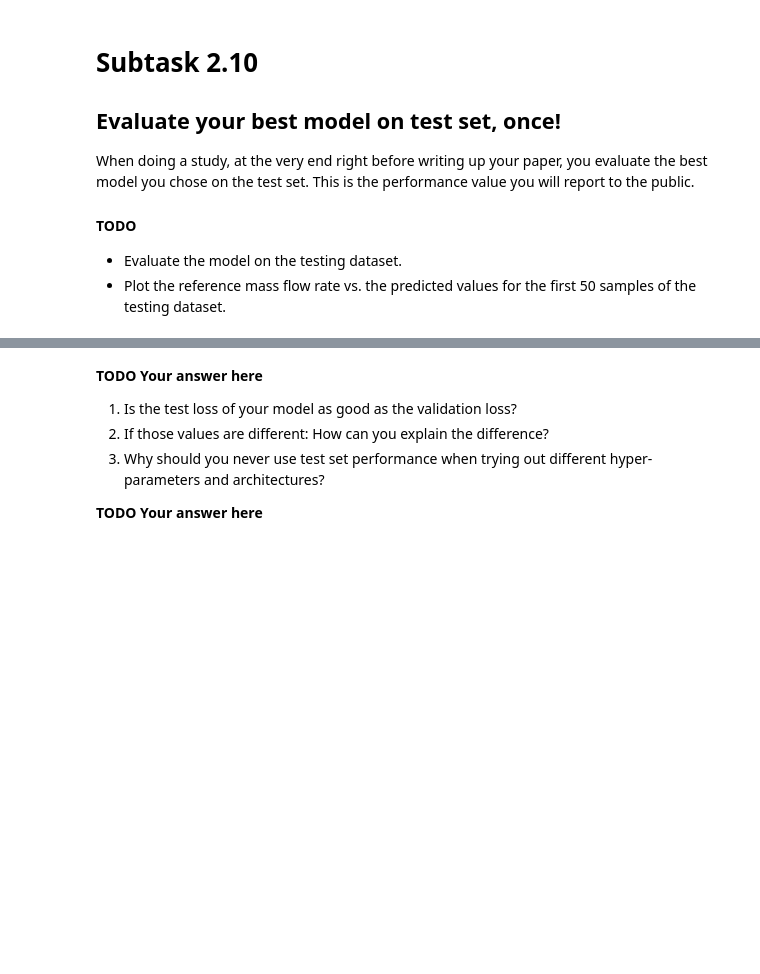
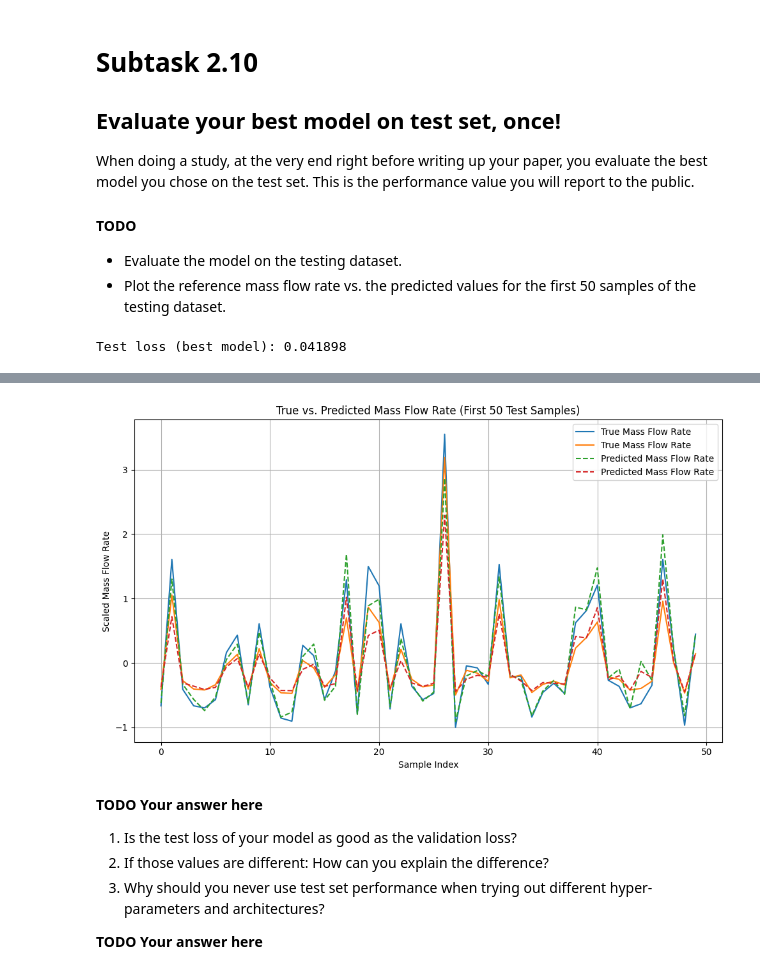
Before and after one commit to fehimecapar/DeepLearning, a Jupyter notebook: machine_learning.ipynb, the cells around one changed output, grey strips where cells are left out. Cells and saved outputs as stored; diff of their text form; code cells hidden in the pictures; blank space fills up the shorter version.

```diff
--- a/machine_learning.ipynb
+++ b/machine_learning.ipynb
@@ -922,0 +1020,25 @@ y_pred = ...
+# %%
+# TODO evaluate the model
+test_loss = best_model.evaluate(X_test_scaled, Y_test_scaled, verbose=0)
+print(f"Test loss (best model): {test_loss:.6f}")
+# %% [output]
+Test loss (best model): 0.041898
+# %%
+# TODO plot results
+import matplotlib.pyplot as plt
+
+# Predict first 50 samples
+y_pred = best_model.predict(X_test_scaled[:50])
+y_true = Y_test_scaled[:50]
+
+plt.figure(figsize=(10, 6))
+plt.plot(y_true, label='True Mass Flow Rate')
+plt.plot(y_pred, label='Predicted Mass Flow Rate', linestyle='dashed')
+plt.title('True vs. Predicted Mass Flow Rate (First 50 Test Samples)')
+plt.xlabel('Sample Index')
+plt.ylabel('Scaled Mass Flow Rate')
+plt.legend()
+plt.grid(True)
+plt.tight_layout()
+plt.show()
+# %% [output]
@@ -923,3 +1046,4 @@ y_pred = ...
+[figure, added]
 # %% [markdown]
 **TODO Your answer here**
 
```
Also changed, not shown: parts of 10 cells of this notebook.
